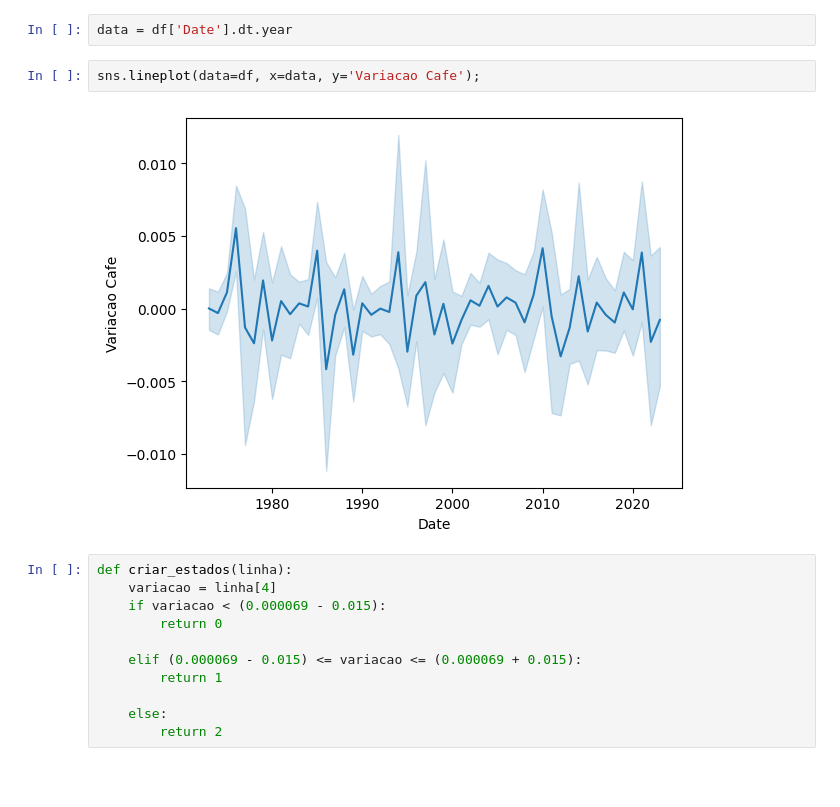
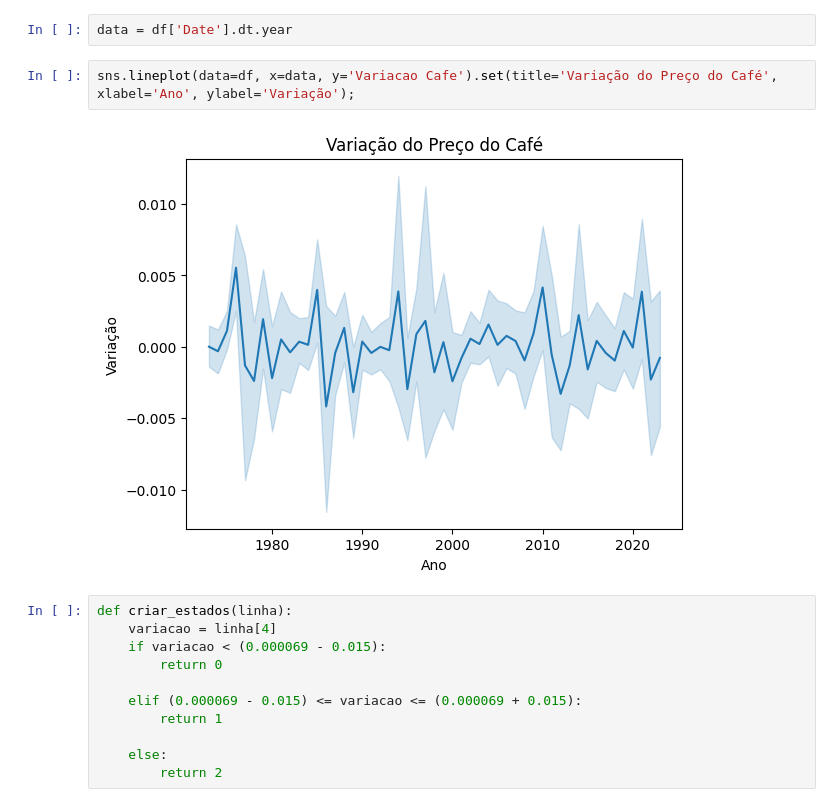
Before and after one commit to romu-lo/Previsao-Variacao-Preco-Cafe-Markov, a Jupyter notebook: analise.ipynb, the cells around one changed output. Drawn from its saved outputs; the diff is of its cells as text; blank space fills up the shorter version.

```diff
--- a/analise.ipynb
+++ b/analise.ipynb
@@ -104,9 +128,9 @@ sns.histplot(data=df, x='Variacao Cafe');
 # %%
 data = df['Date'].dt.year
 # %%
-sns.lineplot(data=df, x=data, y='Variacao Cafe');
+sns.lineplot(data=df, x=data, y='Variacao Cafe').set(title='Variação do Preço do Café', xlabel='Ano', ylabel='Variação');
 # %% [output]
-[figure, old version]
+[figure, new version]
 # %%
 def criar_estados(linha):
     variacao = linha[4]
```
Also changed, not shown: parts of 19 cells of this notebook.
